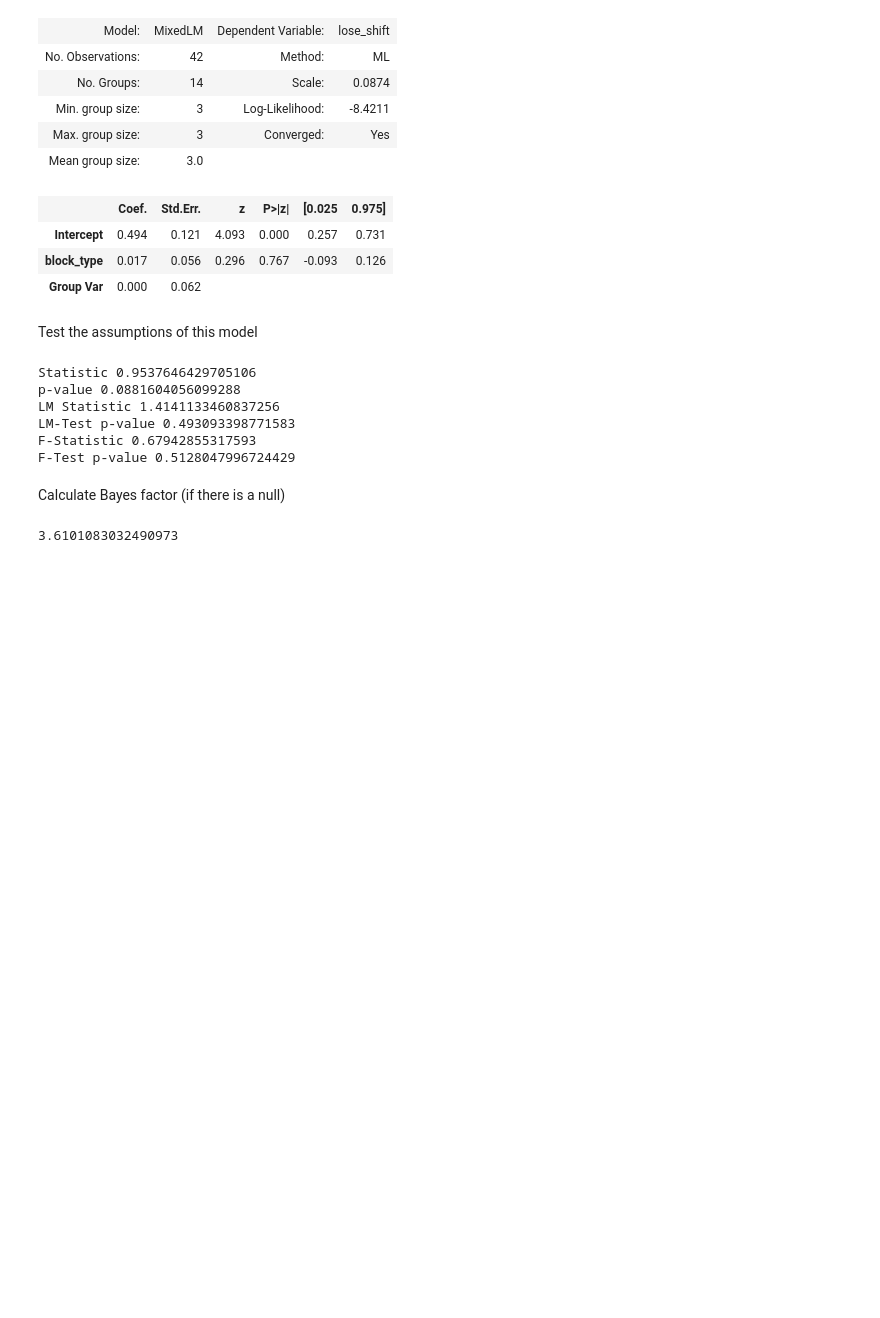
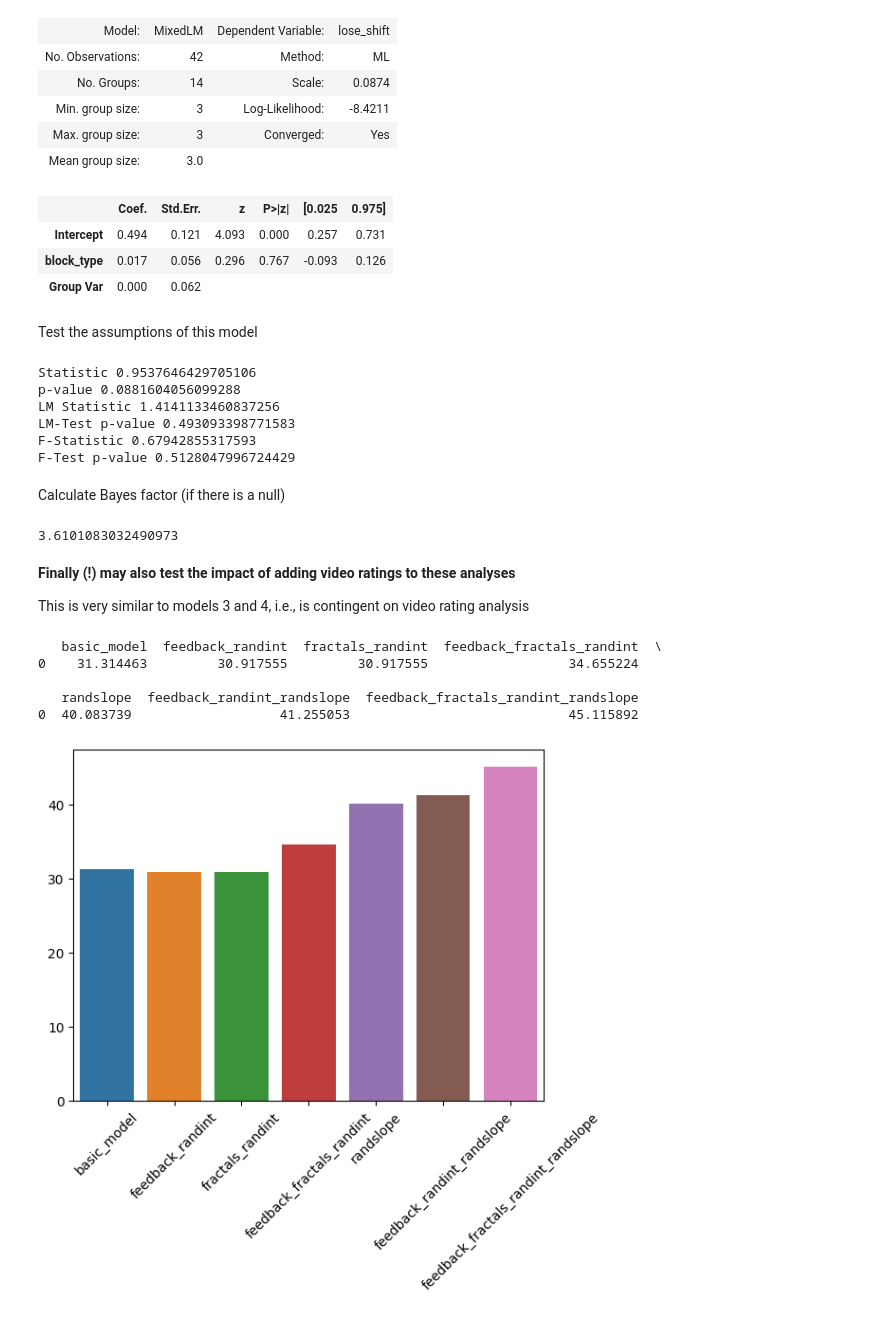
Before and after one commit to emilybagley/disgust_reversal_learning-RR, a Jupyter notebook: 2_task_modelagnostic_analysis_nooutliers.ipynb, the cells around one changed output. Cells and saved outputs as stored; diff of their text form; code cells hidden in the pictures; blank space fills up the shorter version.

```diff
--- a/2_task_modelagnostic_analysis_nooutliers.ipynb
+++ b/2_task_modelagnostic_analysis_nooutliers.ipynb
@@ -1051,3 +1004,42 @@ Calculate Bayes factor (if there is a null)
 bayes_factor(task_summary, 'lose_shift', 'Fear', 'Points')
 # %% [output]
 3.6101083032490973
+# %% [markdown]
+<b>Finally (!) may also test the impact of adding video ratings to these analyses </b>
+<p>This is very similar to models 3 and 4, i.e., is contingent on video rating analysis
+# %%
+data=task_summary.reset_index()
+data=data.replace(['Disgust', 'Fear', 'Points'], [1.0,2.0,3.0])
+
+formula = 'win_stay ~ block_type + arousal_diff + valence_habdiff'
+
+basic_model=smf.mixedlm(formula, data, groups=data['participant_no'], missing='drop').fit(reml=False)
+# %%
+#test which random effects to include
+feedback_randint=smf.mixedlm(formula, data, groups=data['participant_no'], missing='drop', vc_formula={'feedback_details': '0+feedback_details'}).fit(reml=False)
+fractals_randint=smf.mixedlm(formula, data, groups=data['participant_no'], missing='drop', vc_formula={'fractals': '0+fractals'}).fit(reml=False)
+feedback_fractals_randint=smf.mixedlm(formula, data, groups=data['participant_no'], missing='drop', vc_formula={"feedback_details": "0 + feedback_details", "fractals": "0 + fractals"}).fit(reml=False)
+        #had to comment out because it does not converge and errors out
+
+randslope=smf.mixedlm(formula, data, groups=data['participant_no'], missing='drop', re_formula='~block_type').fit(reml=False)
+feedback_randint_randslope=smf.mixedlm(formula, data, groups=data['participant_no'], missing='drop', vc_formula={'feedback_details': '0+feedback_details'}, re_formula='~block_type').fit(reml=False)
+feedback_fractals_randint_randslope=smf.mixedlm(formula, data, groups=data['participant_no'], missing='drop', vc_formula={'feedback_details': '0+feedback_details', "fractals": "0 + fractals"}, re_formula='~block_type').fit(reml=False)
+
+
+bic=pd.DataFrame({'basic_model': [basic_model.bic],
+                    'feedback_randint': [feedback_randint.bic],
+                    'fractals_randint': [fractals_randint.bic],
+                    'feedback_fractals_randint': [feedback_fractals_randint.bic], ##added manually
+                    'randslope': [randslope.bic],
+                    'feedback_randint_randslope':[feedback_randint_randslope.bic],
+                    'feedback_fractals_randint_randslope': [feedback_fractals_randint_randslope.bic]})
+sns.barplot(bic)
+plt.xticks(rotation=45)
+print(bic) ##in this case, video-type (feedback_randint) is best
+# %% [output]
+   basic_model  feedback_randint  fractals_randint  feedback_fractals_randint  \
+0    31.314463         30.917555         30.917555                  34.655224
+
+   randslope  feedback_randint_randslope  feedback_fractals_randint_randslope
+0  40.083739                   41.255053                            45.115892
+[figure, added]
```
Also changed, not shown: parts of 21 cells of this notebook, 1 other file.
